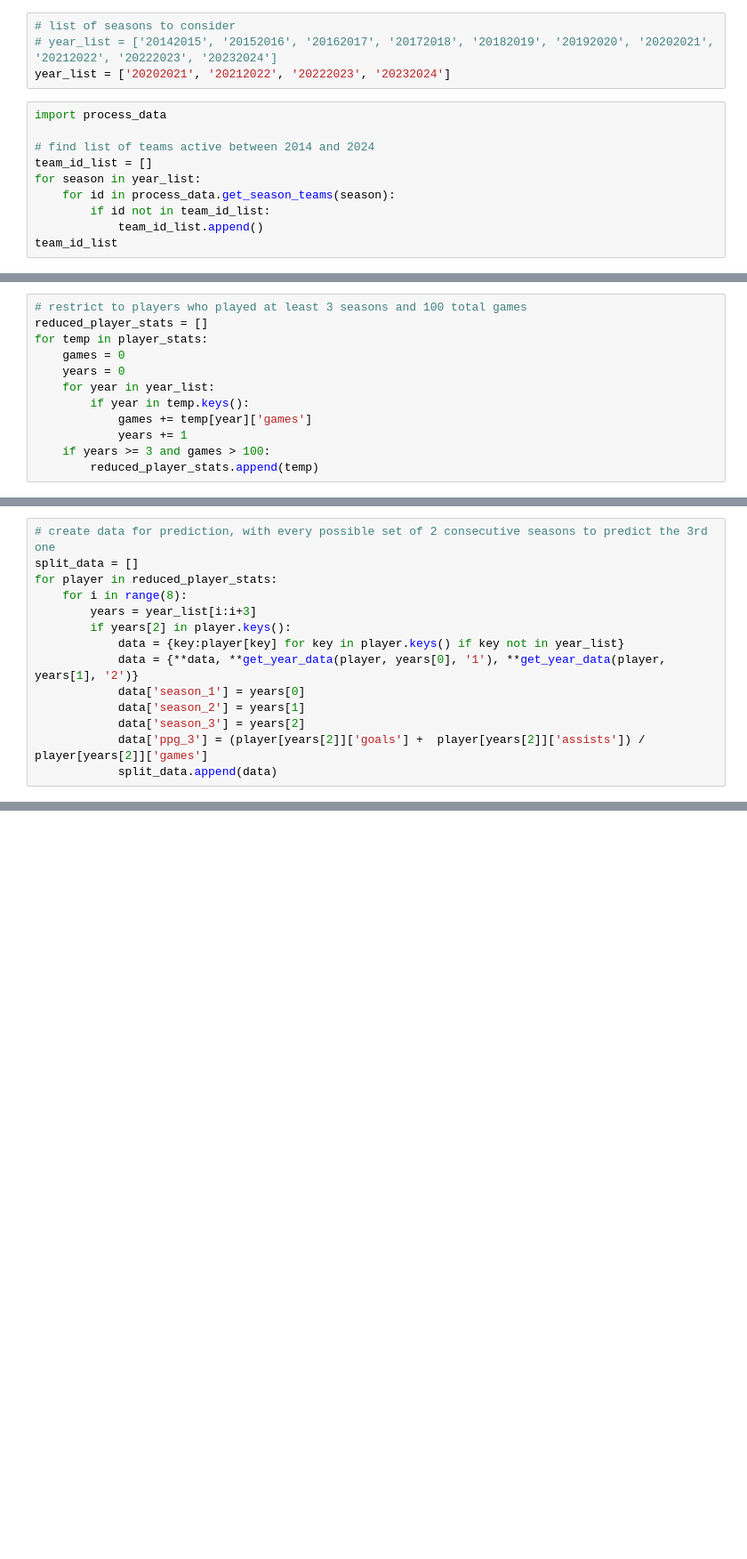
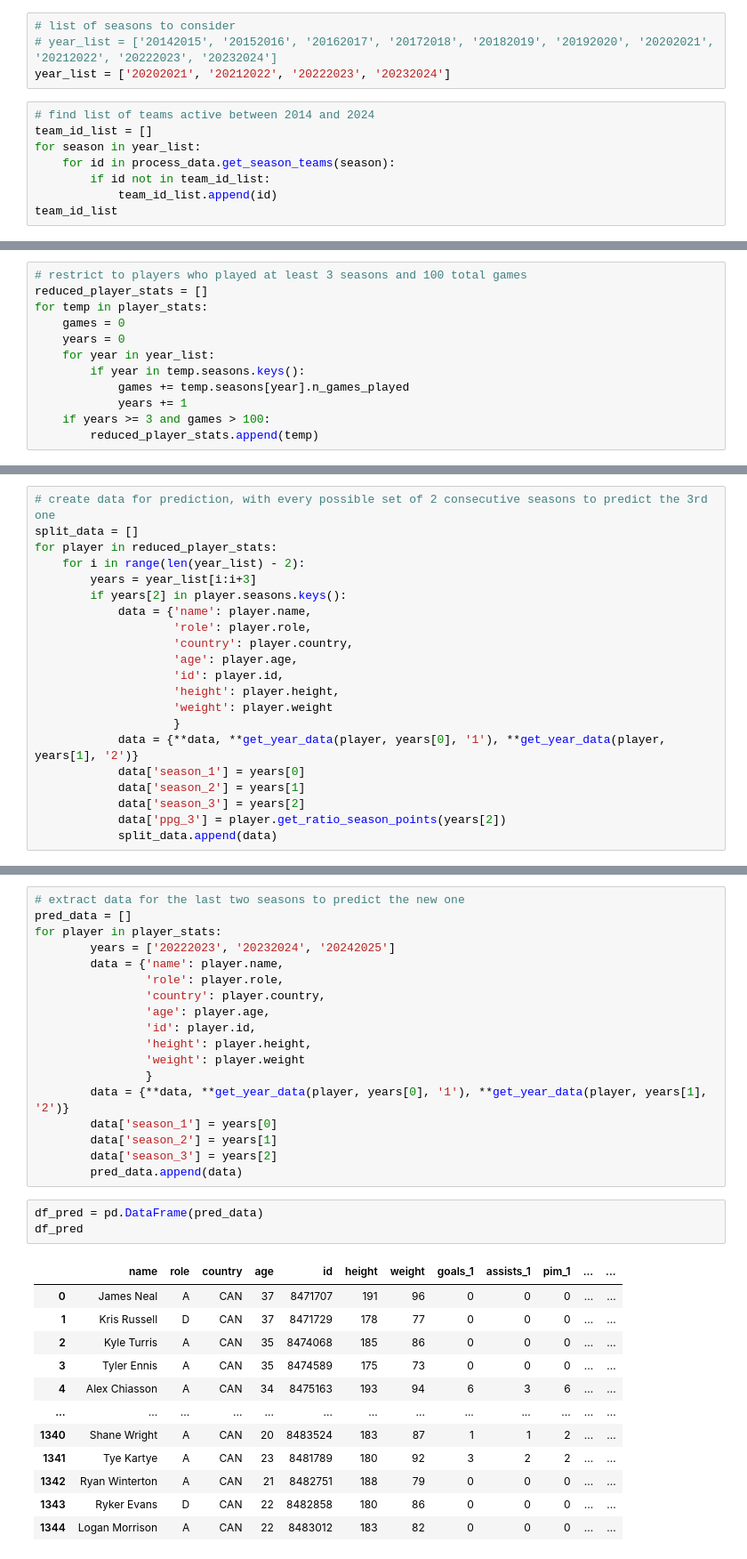
Before and after one commit to Guigui031/Machine-Learning-for-the-Best-NHL-Pool, a Jupyter notebook: ML_for_NHL.ipynb, the cells around one changed output, grey strips where cells are left out. Shown at 89% size. Saved outputs shown, nothing was run; the diff lists cells and outputs as text; blank space fills up the shorter version.

```diff
--- a/ML_for_NHL.ipynb
+++ b/ML_for_NHL.ipynb
@@ -5,13 +6,11 @@ import pandas as pd
 # year_list = ['20142015', '20152016', '20162017', '20172018', '20182019', '20192020', '20202021', '20212022', '20222023', '20232024']
 year_list = ['20202021', '20212022', '20222023', '20232024']
 # %%
-import process_data
-
 # find list of teams active between 2014 and 2024
 team_id_list = []
 for season in year_list:
     for id in process_data.get_season_teams(season):
         if id not in team_id_list:
-            team_id_list.append()
+            team_id_list.append(id)
 team_id_list
 # %% [output]
@@ -64,8 +88,8 @@ for temp in player_stats:
     games = 0
     years = 0
     for year in year_list:
-        if year in temp.keys():
-            games += temp[year]['games']
+        if year in temp.seasons.keys():
+            games += temp.seasons[year].n_games_played
             years += 1
     if years >= 3 and games > 100:
         reduced_player_stats.append(temp)
@@ -90,15 +126,22 @@ def get_year_data(player, year, index):
 # create data for prediction, with every possible set of 2 consecutive seasons to predict the 3rd one
 split_data = []
 for player in reduced_player_stats:
-    for i in range(8):
+    for i in range(len(year_list) - 2):
         years = year_list[i:i+3]
-        if years[2] in player.keys():
-            data = {key:player[key] for key in player.keys() if key not in year_list}
+        if years[2] in player.seasons.keys():
+            data = {'name': player.name,
+                    'role': player.role,
+                    'country': player.country,
+                    'age': player.age,
+                    'id': player.id,
+                    'height': player.height,
+                    'weight': player.weight
+                    }
             data = {**data, **get_year_data(player, years[0], '1'), **get_year_data(player, years[1], '2')}
             data['season_1'] = years[0]
             data['season_2'] = years[1]
             data['season_3'] = years[2]
-            data['ppg_3'] = (player[years[2]]['goals'] +  player[years[2]]['assists']) /   player[years[2]]['games']
+            data['ppg_3'] = player.get_ratio_season_points(years[2])
             split_data.append(data)
 # %%
 # transform the data into a pandas dtaframe for processing
@@ -106,0 +281,34 @@ df
+# %%
+# extract data for the last two seasons to predict the new one
+pred_data = []
+for player in player_stats:
+        years = ['20222023', '20232024', '20242025']
+        data = {'name': player.name,
+                'role': player.role,
+                'country': player.country,
+                'age': player.age,
+                'id': player.id,
+                'height': player.height,
+                'weight': player.weight
+                }
+        data = {**data, **get_year_data(player, years[0], '1'), **get_year_data(player, years[1], '2')}
+        data['season_1'] = years[0]
+        data['season_2'] = years[1]
+        data['season_3'] = years[2]
+        pred_data.append(data)
+# %%
+df_pred = pd.DataFrame(pred_data)
+df_pred
+# %% [output]
+|  | name | role | country | age | id | height | weight | goals_1 | assists_1 | pim_1 | ... | ... |
+| 0 | James Neal | A | CAN | 37 | 8471707 | 191 | 96 | 0 | 0 | 0 | ... | ... |
+| 1 | Kris Russell | D | CAN | 37 | 8471729 | 178 | 77 | 0 | 0 | 0 | ... | ... |
+| 2 | Kyle Turris | A | CAN | 35 | 8474068 | 185 | 86 | 0 | 0 | 0 | ... | ... |
+| 3 | Tyler Ennis | A | CAN | 35 | 8474589 | 175 | 73 | 0 | 0 | 0 | ... | ... |
+| 4 | Alex Chiasson | A | CAN | 34 | 8475163 | 193 | 94 | 6 | 3 | 6 | ... | ... |
+| ... | ... | ... | ... | ... | ... | ... | ... | ... | ... | ... | ... | ... |
+| 1340 | Shane Wright | A | CAN | 20 | 8483524 | 183 | 87 | 1 | 1 | 2 | ... | ... |
+| 1341 | Tye Kartye | A | CAN | 23 | 8481789 | 180 | 92 | 3 | 2 | 2 | ... | ... |
+| 1342 | Ryan Winterton | A | CAN | 21 | 8482751 | 188 | 79 | 0 | 0 | 0 | ... | ... |
+| 1343 | Ryker Evans | D | CAN | 22 | 8482858 | 180 | 86 | 0 | 0 | 0 | ... | ... |
+| 1344 | Logan Morrison | A | CAN | 22 | 8483012 | 183 | 82 | 0 | 0 | 0 | ... | ... |
```
Also changed, not shown: parts of 31 cells of this notebook, 3 other files.
